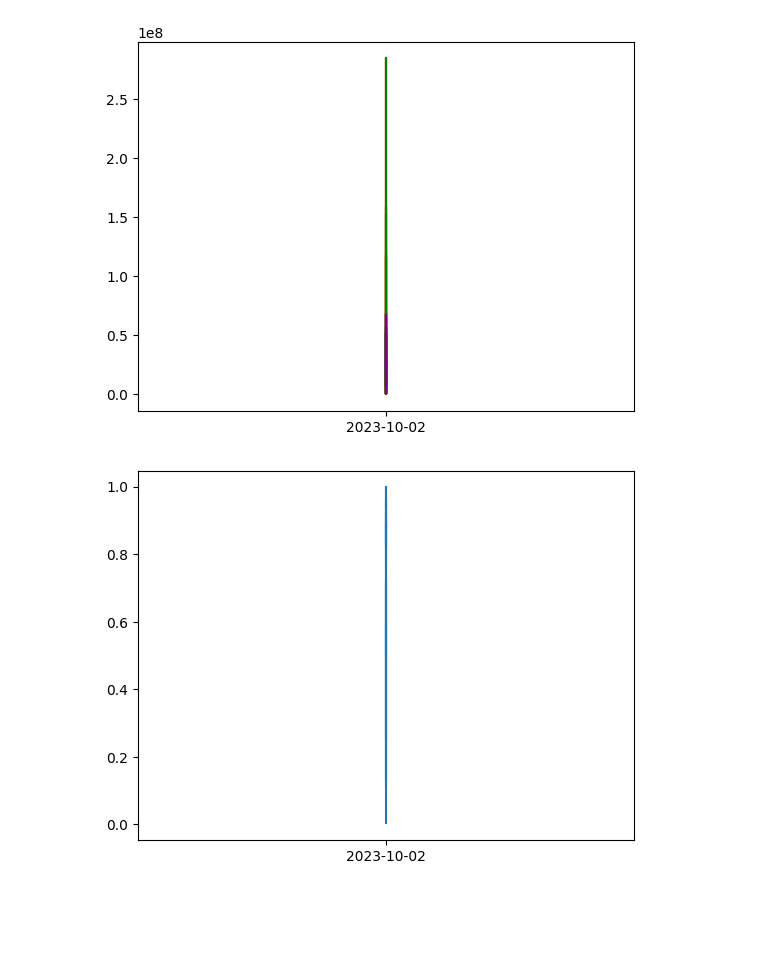
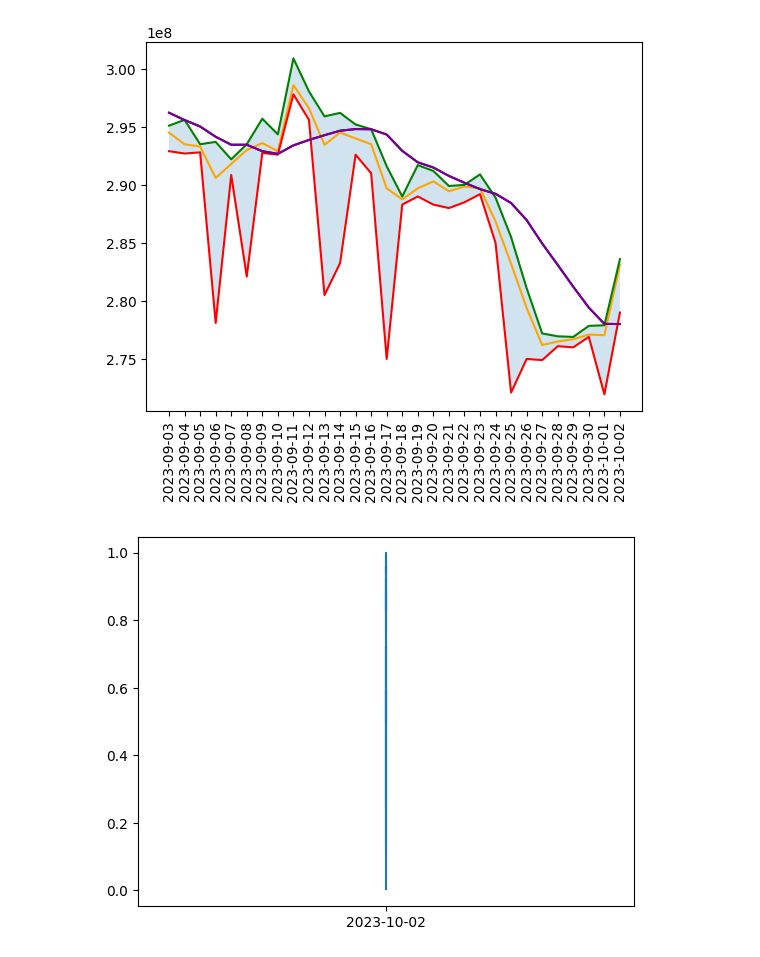
Before and after one commit to BlockCat/eve_noice2, a Jupyter notebook: playing.ipynb, the cells around one changed output. Drawn from its saved outputs; the diff is of its cells as text; code cells hidden in the pictures; blank space fills up the shorter version.

```diff
--- a/playing.ipynb
+++ b/playing.ipynb
@@ -13,8 +13,8 @@ market_history = market_history.sort_values(by=['date'])
 
 connection.close()
 # %%
-item_34 = market_history.loc[market_history['item_id'] == 30747]
-item_34 = market_history.loc[market_history['region_id'] == 10000002]
+item_34 = market_history.loc[market_history['item_id'] == 17715]
+item_34 = item_34.loc[item_34['region_id'] == 10000002]
 
 item_34
 # %% [output]
@@ -34,20 +34,20 @@ item_34
 # %%
 last_30_days = item_34.tail(30)
 rolling_7 = item_34['average_price'].rolling(7).mean().tail(30)
-rolling_30 = item_34['average_price'].rolling(7).mean().tail(30)
+rolling_30 = item_34['average_price'].rolling(30).mean().tail(30)
 
 plt.figure()
 plt.plot(last_30_days['date'], last_30_days['average_price'], label='average_price', color='orange')
 plt.plot(last_30_days['date'], last_30_days['low_price'], label='average_price', color='red')
 plt.plot(last_30_days['date'], last_30_days['high_price'], label='average_price', color='green')
 plt.plot(last_30_days['date'], rolling_7, label='average_price', color='blue')
 plt.plot(last_30_days['date'], rolling_30, label='average_price', color='purple')
 
 plt.fill_between(last_30_days['date'], last_30_days['low_price'], last_30_days['high_price'], alpha=0.2)
-
+plt.xticks(rotation=90)
 plt.show()
 # %% [output]
-[figure, old version]
+[figure, new version]
 # %%
 last_30_days = item_34.tail(30)
 difference = last_30_days['high_price'] - last_30_days['low_price']
```
Also changed, not shown: parts of 2 cells of this notebook, 3 other files.
